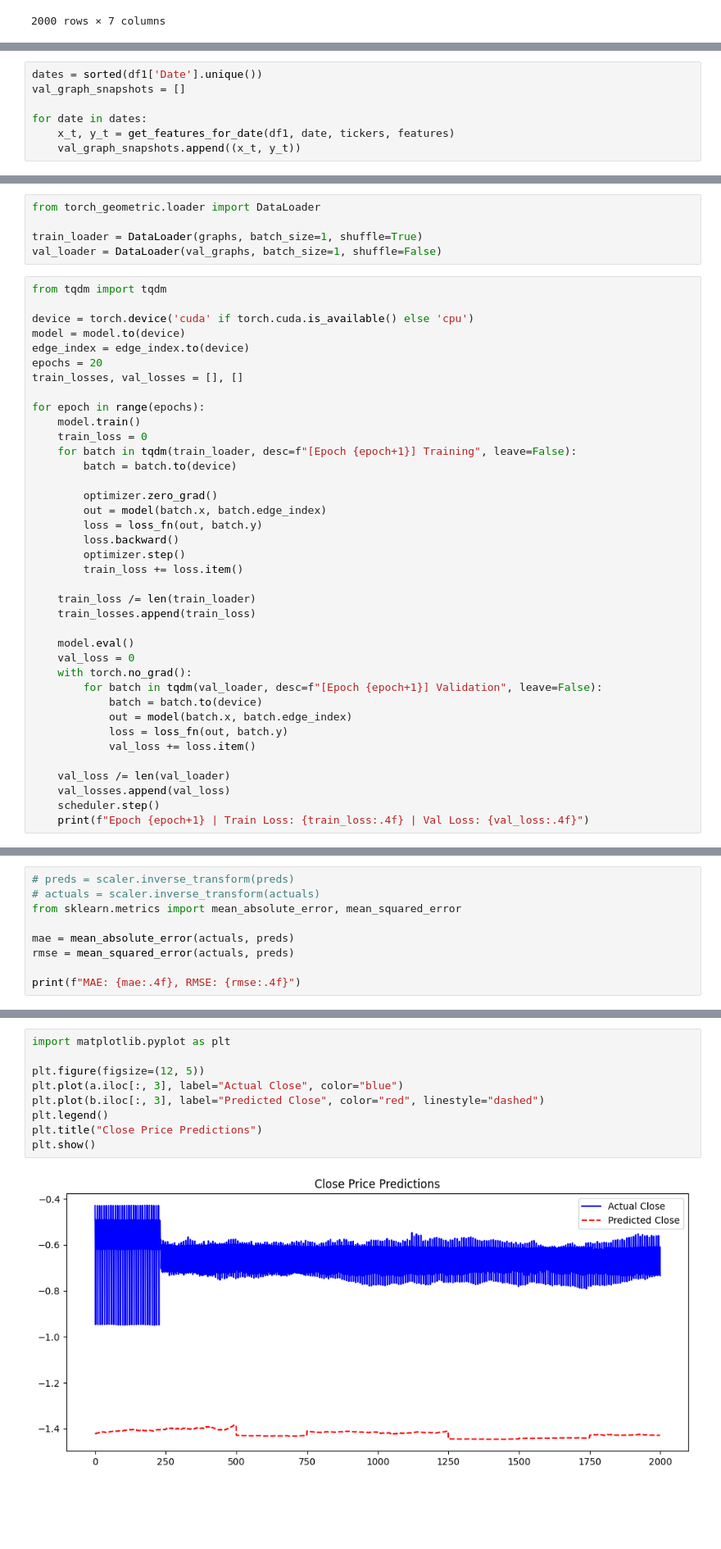
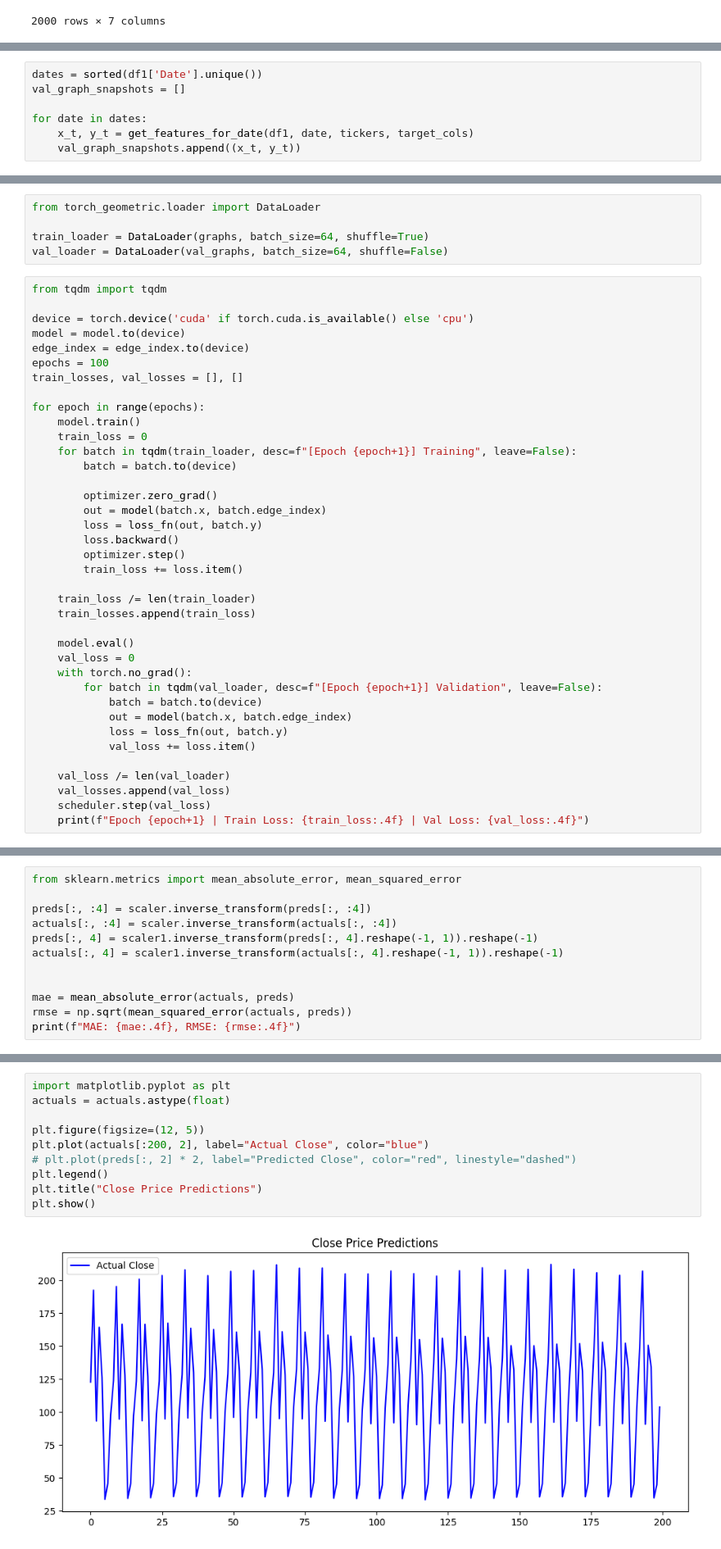
Before and after one commit to broccubali/DLG-Assignments, a Jupyter notebook: ASSignment2/dlg_ass2_gat.ipynb, the cells around one changed output, grey strips where cells are left out. Shown at 82% size. Drawn from its saved outputs; the diff is of its cells as text; blank space fills up the shorter version.

```diff
--- a/ASSignment2/dlg_ass2_gat.ipynb
+++ b/ASSignment2/dlg_ass2_gat.ipynb
@@ -370,5 +366,5 @@ dates = sorted(df1['Date'].unique())
 val_graph_snapshots = []
 
 for date in dates:
-    x_t, y_t = get_features_for_date(df1, date, tickers, features)
+    x_t, y_t = get_features_for_date(df1, date, tickers, target_cols)
     val_graph_snapshots.append((x_t, y_t))
@@ -407,15 +447,15 @@ scheduler = torch.optim.lr_scheduler.StepLR(optimizer, step_size=7, gamma=0.1)
 # %%
 from torch_geometric.loader import DataLoader
 
-train_loader = DataLoader(graphs, batch_size=1, shuffle=True)
-val_loader = DataLoader(val_graphs, batch_size=1, shuffle=False)
+train_loader = DataLoader(graphs, batch_size=64, shuffle=True)
+val_loader = DataLoader(val_graphs, batch_size=64, shuffle=False)
 # %%
 from tqdm import tqdm
 
 device = torch.device('cuda' if torch.cuda.is_available() else 'cpu')
 model = model.to(device)
 edge_index = edge_index.to(device)
-epochs = 20
+epochs = 100
 train_losses, val_losses = [], []
 
 for epoch in range(epochs):
@@ -445,6 +485,6 @@ for epoch in range(epochs):
 
     val_loss /= len(val_loader)
     val_losses.append(val_loss)
-    scheduler.step()
+    scheduler.step(val_loss)
     print(f"Epoch {epoch+1} | Train Loss: {train_loss:.4f} | Val Loss: {val_loss:.4f}")
 # %% [output]
@@ -483,12 +523,15 @@ mask = actuals.abs().sum(dim=1) > 0
 preds = preds[mask].numpy()
 actuals = actuals[mask].numpy()
 # %%
-# preds = scaler.inverse_transform(preds)
-# actuals = scaler.inverse_transform(actuals)
 from sklearn.metrics import mean_absolute_error, mean_squared_error
 
+preds[:, :4] = scaler.inverse_transform(preds[:, :4])
+actuals[:, :4] = scaler.inverse_transform(actuals[:, :4])
+preds[:, 4] = scaler1.inverse_transform(preds[:, 4].reshape(-1, 1)).reshape(-1)
+actuals[:, 4] = scaler1.inverse_transform(actuals[:, 4].reshape(-1, 1)).reshape(-1)
+
+
 mae = mean_absolute_error(actuals, preds)
-rmse = mean_squared_error(actuals, preds)
-
+rmse = np.sqrt(mean_squared_error(actuals, preds))
 print(f"MAE: {mae:.4f}, RMSE: {rmse:.4f}")
 # %% [output]
@@ -530,12 +573,13 @@ b
 2000 rows × 5 columns
 # %%
 import matplotlib.pyplot as plt
+actuals = actuals.astype(float)
 
 plt.figure(figsize=(12, 5))
-plt.plot(a.iloc[:, 3], label="Actual Close", color="blue")
-plt.plot(b.iloc[:, 3], label="Predicted Close", color="red", linestyle="dashed")
+plt.plot(actuals[:200, 2], label="Actual Close", color="blue")
+# plt.plot(preds[:, 2] * 2, label="Predicted Close", color="red", linestyle="dashed")
 plt.legend()
 plt.title("Close Price Predictions")
 plt.show()
 # %% [output]
-[figure, old version]
+[figure, new version]
```
Also changed, not shown: parts of 24 cells of this notebook.
